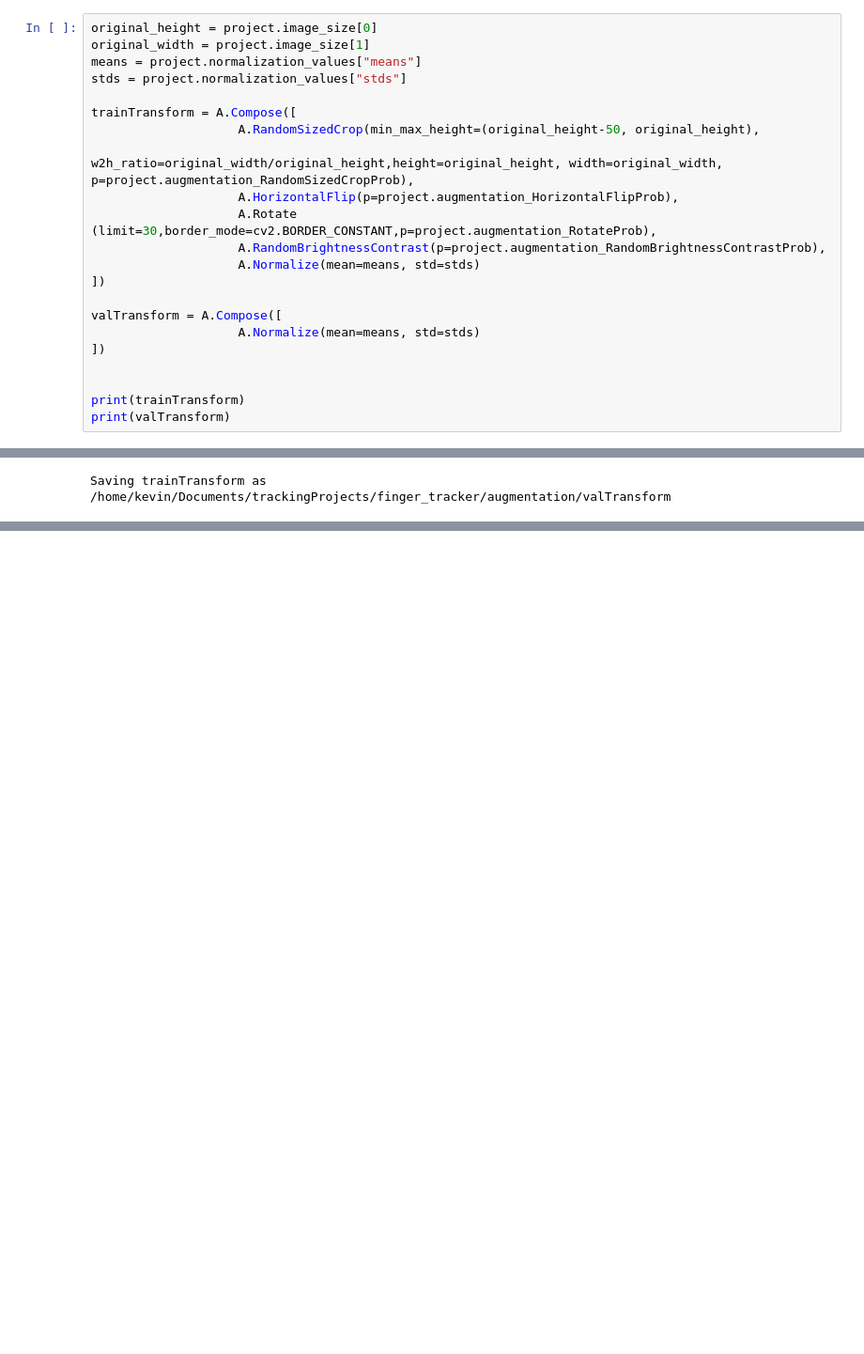
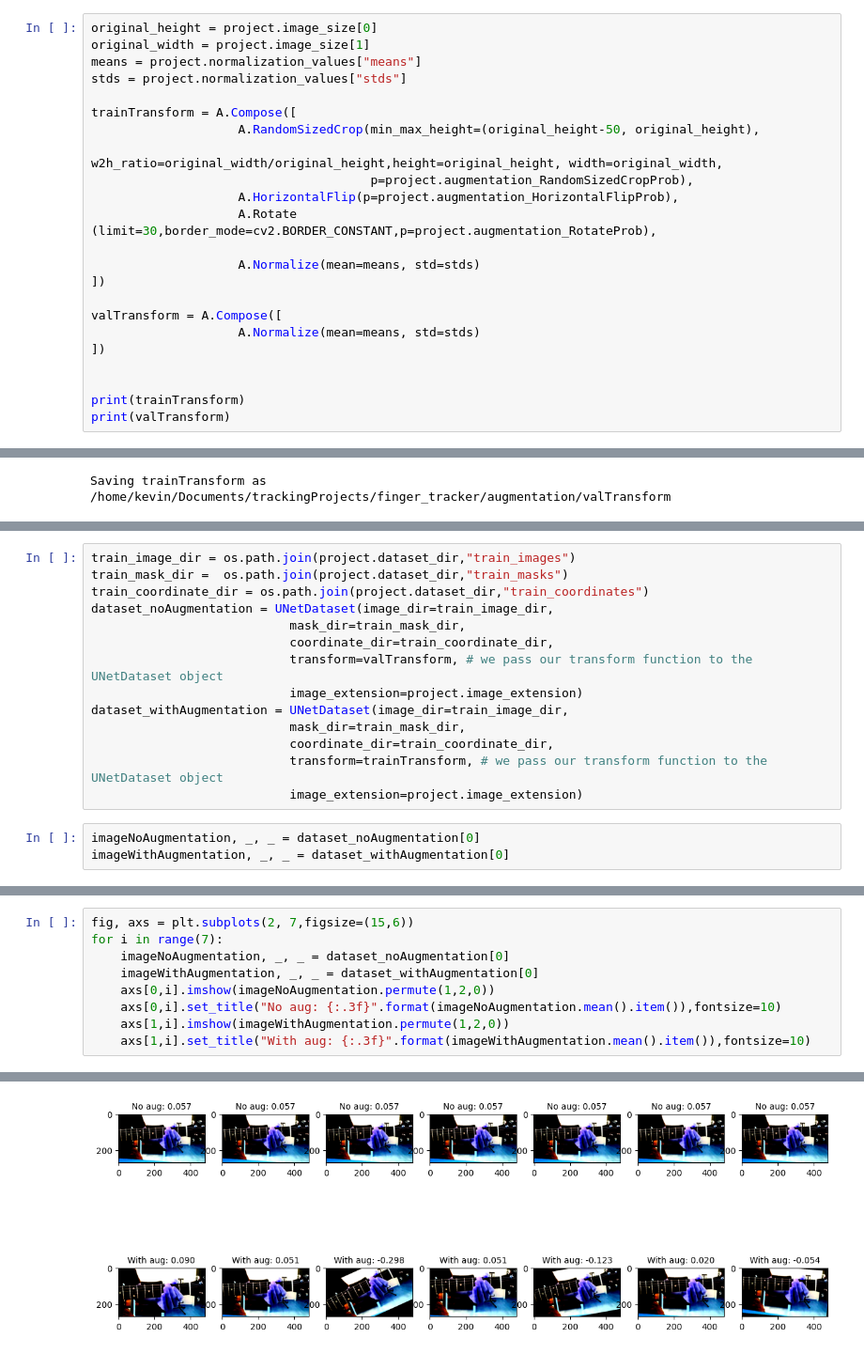
Before and after one commit to kevin-allen/unetTracker, a Jupyter notebook: tracking_project_notebooks/05_data_augmentation.ipynb, the cells around one changed output, grey strips where cells are left out. Shown at 94% size. Cells and saved outputs as stored; diff of their text form; blank space fills up the shorter version.

```diff
--- a/tracking_project_notebooks/05_data_augmentation.ipynb
+++ b/tracking_project_notebooks/05_data_augmentation.ipynb
@@ -34,10 +35,11 @@ stds = project.normalization_values["stds"]
 
 trainTransform = A.Compose([
                     A.RandomSizedCrop(min_max_height=(original_height-50, original_height),
-                                      w2h_ratio=original_width/original_height,height=original_height, width=original_width, p=project.augmentation_RandomSizedCropProb),
+                                      w2h_ratio=original_width/original_height,height=original_height, width=original_width,
+                                      p=project.augmentation_RandomSizedCropProb),
                     A.HorizontalFlip(p=project.augmentation_HorizontalFlipProb),
                     A.Rotate (limit=30,border_mode=cv2.BORDER_CONSTANT,p=project.augmentation_RotateProb),
-                    A.RandomBrightnessContrast(p=project.augmentation_RandomBrightnessContrastProb),
+
                     A.Normalize(mean=means, std=stds)
 ])
 
@@ -81,0 +89,17 @@ Saving trainTransform as /home/kevin/Documents/trackingProjects/finger_tracker/a
+# %%
+train_image_dir = os.path.join(project.dataset_dir,"train_images")
+train_mask_dir =  os.path.join(project.dataset_dir,"train_masks")
+train_coordinate_dir = os.path.join(project.dataset_dir,"train_coordinates")
+dataset_noAugmentation = UNetDataset(image_dir=train_image_dir,
+                           mask_dir=train_mask_dir,
+                           coordinate_dir=train_coordinate_dir,
+                           transform=valTransform, # we pass our transform function to the UNetDataset object
+                           image_extension=project.image_extension)
+dataset_withAugmentation = UNetDataset(image_dir=train_image_dir,
+                           mask_dir=train_mask_dir,
+                           coordinate_dir=train_coordinate_dir,
+                           transform=trainTransform, # we pass our transform function to the UNetDataset object
+                           image_extension=project.image_extension)
+# %%
+imageNoAugmentation, _, _ = dataset_noAugmentation[0]
+imageWithAugmentation, _, _ = dataset_withAugmentation[0]
@@ -81,0 +110,10 @@ Saving trainTransform as /home/kevin/Documents/trackingProjects/finger_tracker/a
+# %%
+fig, axs = plt.subplots(2, 7,figsize=(15,6))
+for i in range(7):
+    imageNoAugmentation, _, _ = dataset_noAugmentation[0]
+    imageWithAugmentation, _, _ = dataset_withAugmentation[0]
+    axs[0,i].imshow(imageNoAugmentation.permute(1,2,0))
+    axs[0,i].set_title("No aug: {:.3f}".format(imageNoAugmentation.mean().item()),fontsize=10)
+    axs[1,i].imshow(imageWithAugmentation.permute(1,2,0))
+    axs[1,i].set_title("With aug: {:.3f}".format(imageWithAugmentation.mean().item()),fontsize=10)
+# %% [output]
@@ -81,0 +134 @@ Saving trainTransform as /home/kevin/Documents/trackingProjects/finger_tracker/a
+[figure, added]
```
Also changed, not shown: parts of 6 cells of this notebook, 13 other files.
